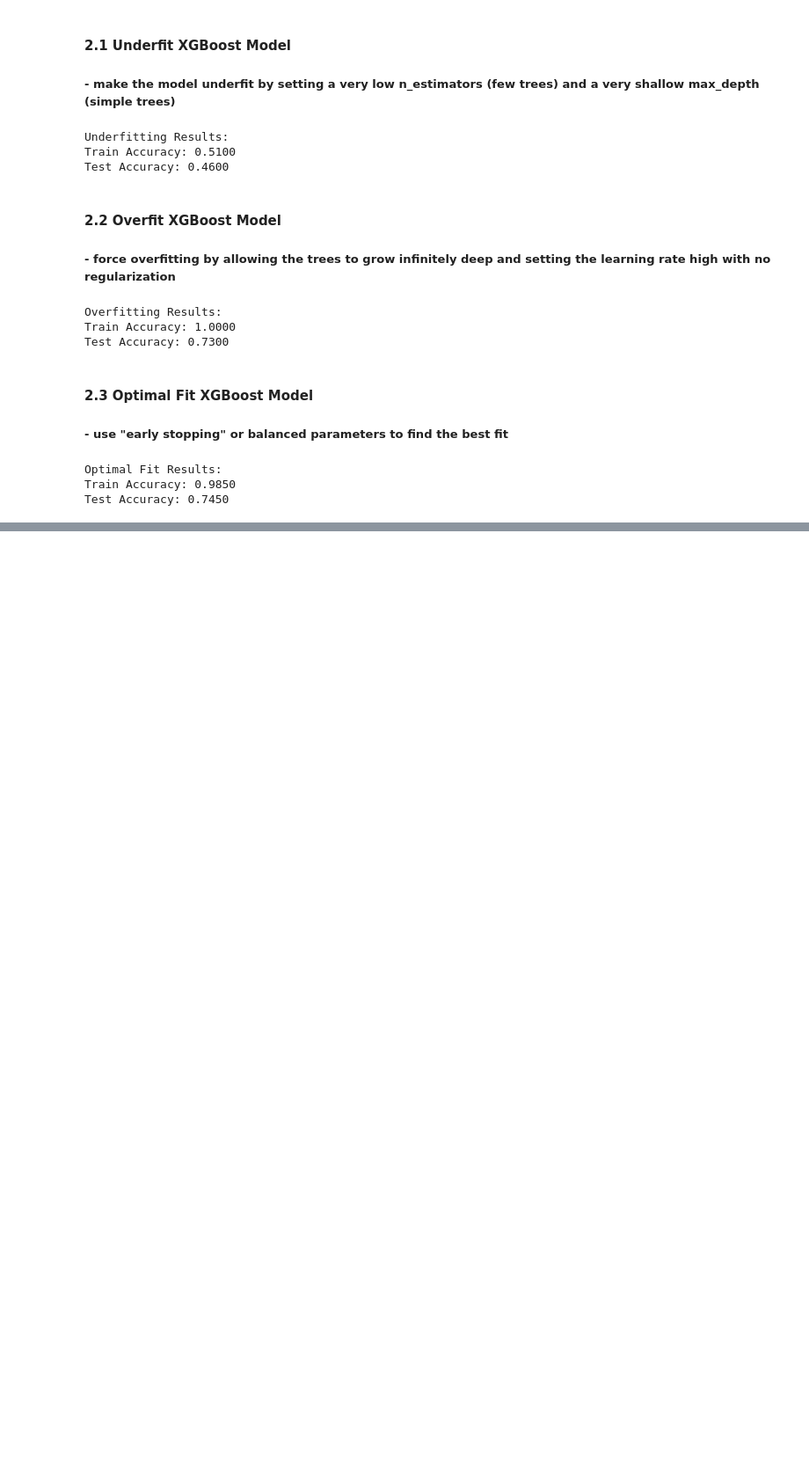
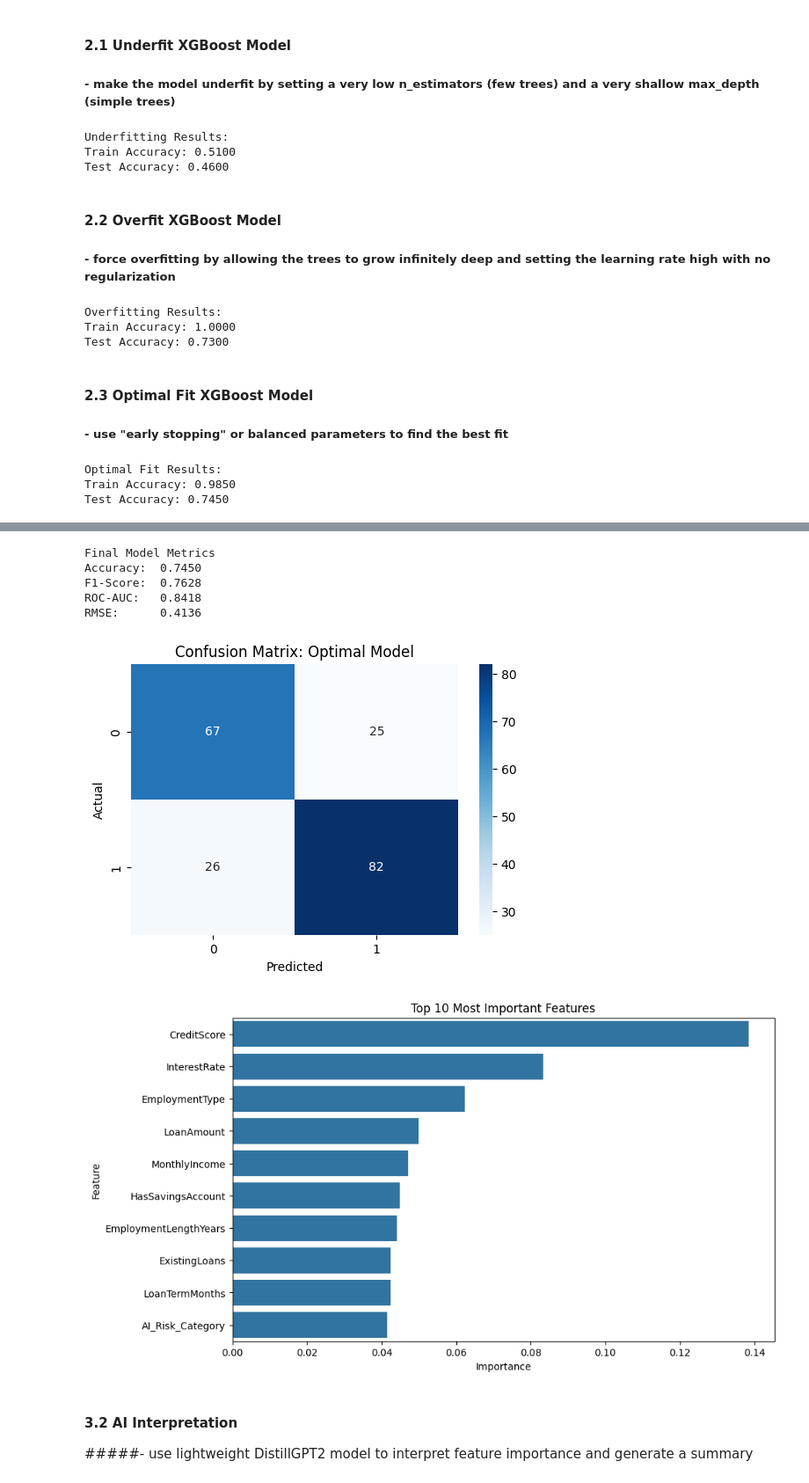
Before and after one commit to Aireenelz/WIE3007-DMW-Group6, a Jupyter notebook: xgboost_modelling.ipynb, the cells around one changed output, grey strips where cells are left out. Shown at 88% size. Saved outputs shown, nothing was run; the diff lists cells and outputs as text; code cells hidden in the pictures; blank space fills up the shorter version.

Commit message:
complete model evaluation with Accuracy, F1-score, RMSE, and ROC-AUC and AI interpretation using gpt2 model from Hugging Face

```diff
--- a/xgboost_modelling.ipynb
+++ b/xgboost_modelling.ipynb
@@ -102,0 +115,55 @@ Test Accuracy: 0.7450
+# %%
+import matplotlib.pyplot as plt
+import seaborn as sns
+from sklearn.metrics import (
+    accuracy_score, f1_score, roc_auc_score,
+    mean_squared_error, confusion_matrix, roc_curve
+)
+import numpy as np
+
+# Get Predictions and Probabilities
+y_pred = model_optimal.predict(X_test)
+y_probs = model_optimal.predict_proba(X_test)[:, 1] # Probability of 'Default'
+
+# Calculate Metrics
+accuracy = accuracy_score(y_test, y_pred)
+f1 = f1_score(y_test, y_pred)
+roc_auc = roc_auc_score(y_test, y_probs)
+rmse = np.sqrt(mean_squared_error(y_test, y_probs)) # RMSE of probabilities
+
+print(f"Final Model Metrics")
+print(f"Accuracy:  {accuracy:.4f}")
+print(f"F1-Score:  {f1:.4f}")
+print(f"ROC-AUC:   {roc_auc:.4f}")
+print(f"RMSE:      {rmse:.4f}")
+
+# Visualization: Confusion Matrix
+plt.figure(figsize=(6,4))
+cm = confusion_matrix(y_test, y_pred)
+sns.heatmap(cm, annot=True, fmt='d', cmap='Blues')
+plt.title('Confusion Matrix: Optimal Model')
+plt.xlabel('Predicted')
+plt.ylabel('Actual')
+plt.show()
+
+# Feature Importance
+importances = model_optimal.feature_importances_
+feature_names = X.columns
+feature_importance_df = pd.DataFrame({'Feature': feature_names, 'Importance': importances})
+feature_importance_df = feature_importance_df.sort_values(by='Importance', ascending=False)
+
+plt.figure(figsize=(10,6))
+sns.barplot(x='Importance', y='Feature', data=feature_importance_df.head(10))
+plt.title('Top 10 Most Important Features')
+plt.show()
+# %% [output]
+Final Model Metrics
+Accuracy:  0.7450
+F1-Score:  0.7628
+ROC-AUC:   0.8418
+RMSE:      0.4136
+[figure, added]
+[figure, added]
+# %% [markdown]
+#### 3.2 AI Interpretation
+#####- use lightweight DistillGPT2 model to interpret feature importance and generate a summary
```
Also changed, not shown: parts of 3 cells of this notebook.
